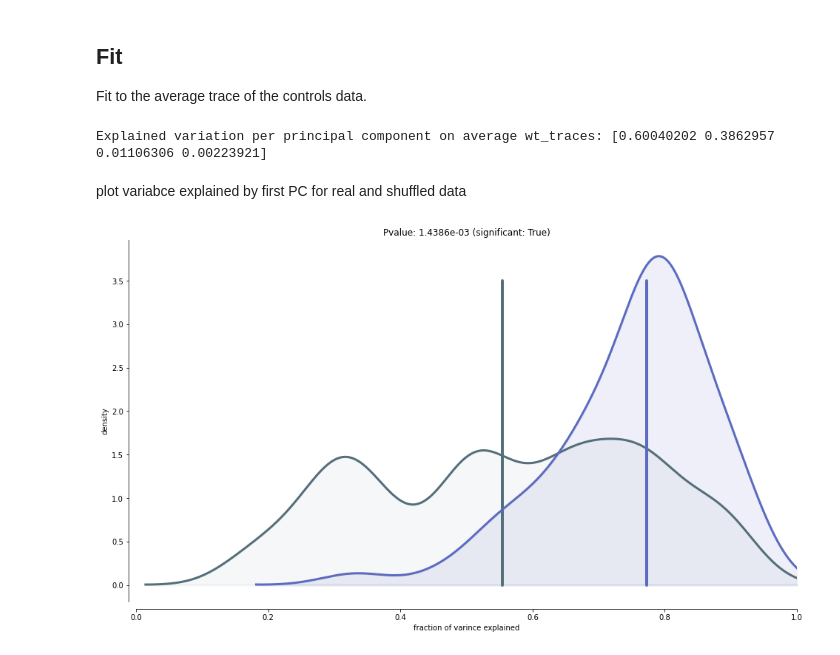
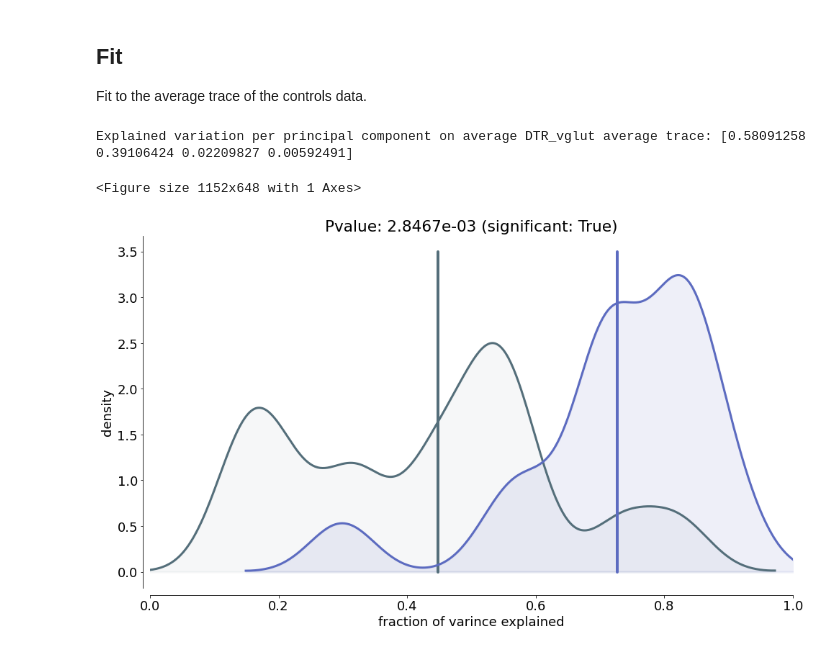
Before and after one commit to Egzona66/APA_setup, a Jupyter notebook: analysis/analysis_pca_stereotyped.ipynb, the cells around one changed output. Cells and saved outputs as stored; diff of their text form; code cells hidden in the pictures.

```diff
--- a/analysis/analysis_pca_stereotyped.ipynb
+++ b/analysis/analysis_pca_stereotyped.ipynb
@@ -183,6 +192,24 @@ dtr_avgtrace = np.mean(dtr_traces, axis=2)
 dtrc57_avgtrace = np.mean(dtrc57_traces, axis=2)
 dtrvglut_avgtrace = np.mean(dtrvglut_traces, axis=2)
 allcontrols_avgtrace = np.mean(allcontrols, axis=2)
+
+average_traces = dict(
+    WT = wt_avgtrace,
+    CTRL = ctrl_avgtrace,
+    DTR = dtr_avgtrace,
+    DTR_c57 = dtrc57_avgtrace,
+    DTR_vglut = dtrvglut_avgtrace,
+    ALLCONTROLS = allcontrols_avgtrace
+)
+
+traces = dict(
+    WT = wt_traces,
+    CTRL = ctrl_traces,
+    DTR = dtr_traces,
+    DTR_c57 = dtrc57_traces,
+    DTR_vglut = dtrvglut_traces,
+    ALLCONTROLS = allcontrols
+)
 # %% [markdown]
 plot average traces
 # %%
@@ -217,17 +245,3 @@ axarr[0].legend()
 ## Fit
 
 Fit to the average trace of the controls data.
-# %%
-# compare PCA to shuffled data
-pca = PCA(n_components=4).fit(allcontrols_avgtrace.T)
-
-# compute variance explained for mean trace
-print(f'Explained variation per principal component on average wt_traces: {pca.explained_variance_ratio_}')
-
-# get variance explained for each trial
-variance_explained = get_trials_variance_explained(pca, allcontrols)
-variance_explained_shuffled = get_trials_variance_explained(pca, allcontrols, shuffle=True)
-# %% [output]
-Explained variation per principal component on average wt_traces: [0.60040202 0.3862957  0.01106306 0.00223921]
-# %% [markdown]
-plot variabce explained by first PC for real and shuffled data
@@ -244,12 +248,31 @@ def plot_variance_kde(ax, variance_explained:dict, color="k", label="", alpha=0.
 # %%
+plt.rcParams.update({'font.size': 18})
+
+
+# compare PCA to shuffled data
+DOING = "DTR_vglut"
+pca = PCA(n_components=4).fit(average_traces[DOING].T)
+
+# compute variance explained for mean trace
+print(f'Explained variation per principal component on average {DOING} average trace: {pca.explained_variance_ratio_}')
+
+# get variance explained for each trial
+variance_explained = get_trials_variance_explained(pca, traces[DOING])
+variance_explained_shuffled = get_trials_variance_explained(pca, traces[DOING], shuffle=True)
+
 
 # Plot fraction of variance explained by first PC on WT and shuffled trials
 f, ax = plt.subplots(figsize=(16, 9))
 plot_variance_kde(ax, variance_explained_shuffled, color=blue_grey_dark, label="PC 1 - shuffled", alpha=.05)
 plot_variance_kde(ax, variance_explained, color=indigo, label="PC 1 - trials", )
 
 _, pval = ttest(variance_explained[0], variance_explained_shuffled[0])
 ax.set(xlim=[0, 1], xlabel="fraction of varince explained", ylabel="density", title=f"Pvalue: {pval:.4e} (significant: {pval < 0.05})")
 clean_axes(f)
+
+# save figure
+f.savefig(f"C:\\Users\\Federico\\Desktop\\forE\\pca_variance_explained_{DOING}.png", dpi=300)
 # %% [output]
+Explained variation per principal component on average DTR_vglut average trace: [0.58091258 0.39106424 0.02209827 0.00592491]
+<Figure size 1152x648 with 1 Axes>
-[figure, old version]
+[figure, new version]
```
Also changed, not shown: parts of 4 cells of this notebook, 8 other files.
